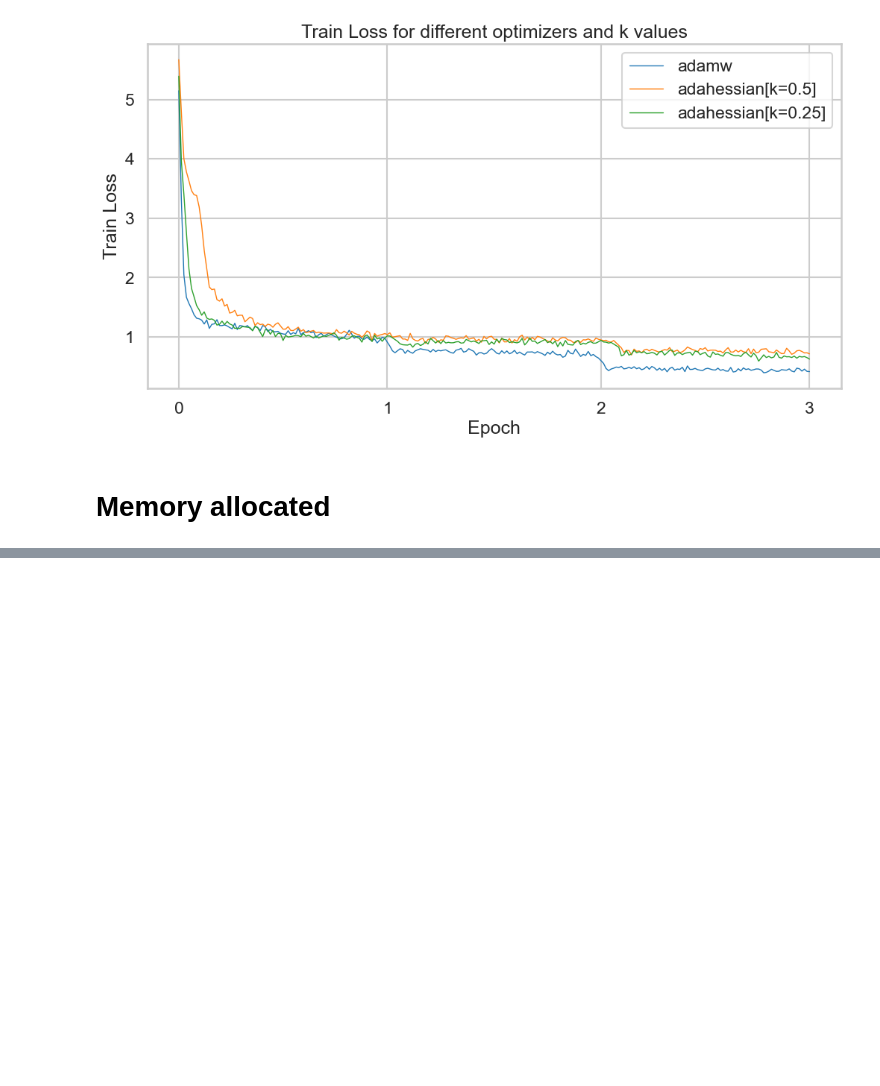
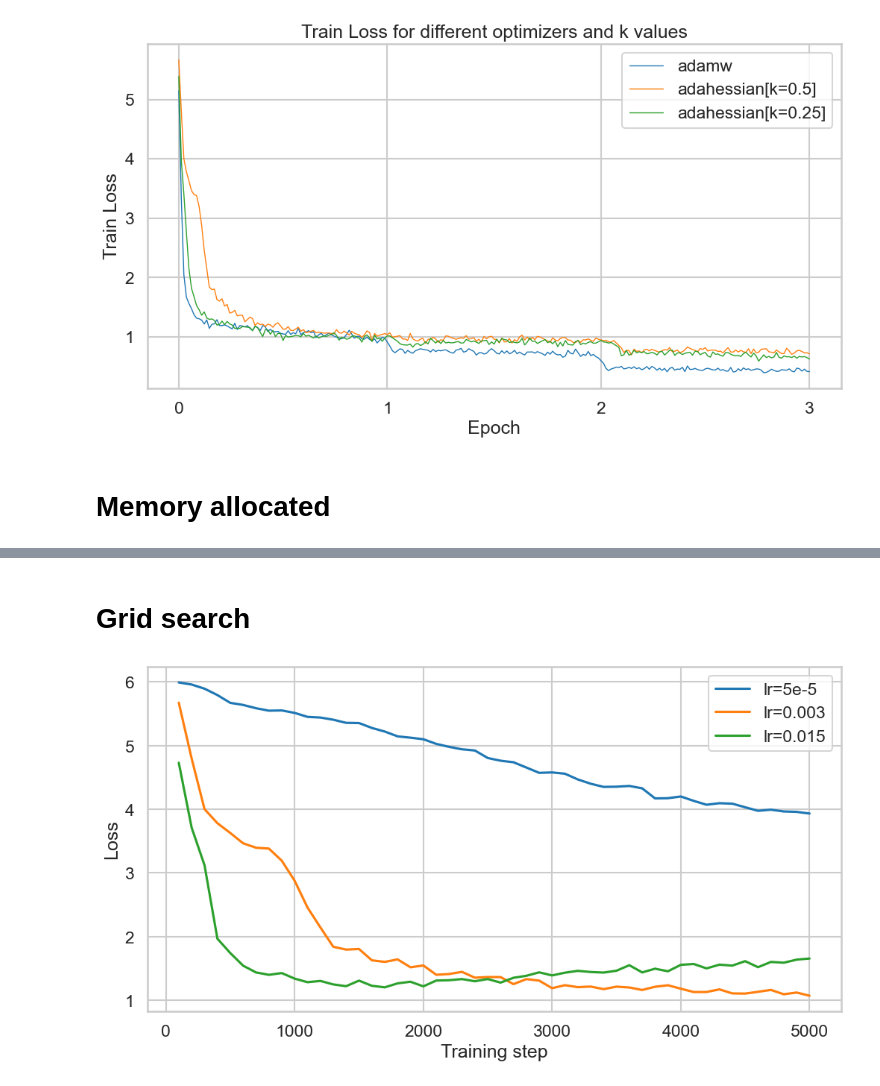
Before and after one commit to FraBet29/OptML_Project, a Jupyter notebook: plots.ipynb, the cells around one changed output, grey strips where cells are left out. Saved outputs shown, nothing was run; the diff lists cells and outputs as text; code cells hidden in the pictures; blank space fills up the shorter version.

```diff
--- a/plots.ipynb
+++ b/plots.ipynb
@@ -60,0 +52,27 @@ plt.show()
+# %% [markdown]
+# Grid search
+# %%
+data = pd.read_csv('data_plots/k0.5_comparison.csv')
+lowest = data.iloc[:, 1][:50]
+highest = data.iloc[:, 4][:50]
+optimal = data.iloc[:, 7][:50]
+sns.set_style("whitegrid")
+sns.set_context("talk")
+plt.figure(figsize=(12, 6))
+
+# Plotting the graphs
+plt.plot(np.arange(1, 51)*100, lowest, label='lr=5e-5')
+plt.plot(np.arange(1, 51)*100, optimal, label='lr=0.003')
+plt.plot(np.arange(1, 51)*100, highest, label='lr=0.015')
+
+# Adding labels and title
+plt.xlabel('Training step')
+plt.ylabel('Loss')
+
+# Adding legend
+plt.legend()
+
+# Displaying the plot
+plt.show()
+# %% [output]
+[figure, added]
```
Also changed, not shown: parts of 7 cells of this notebook.
